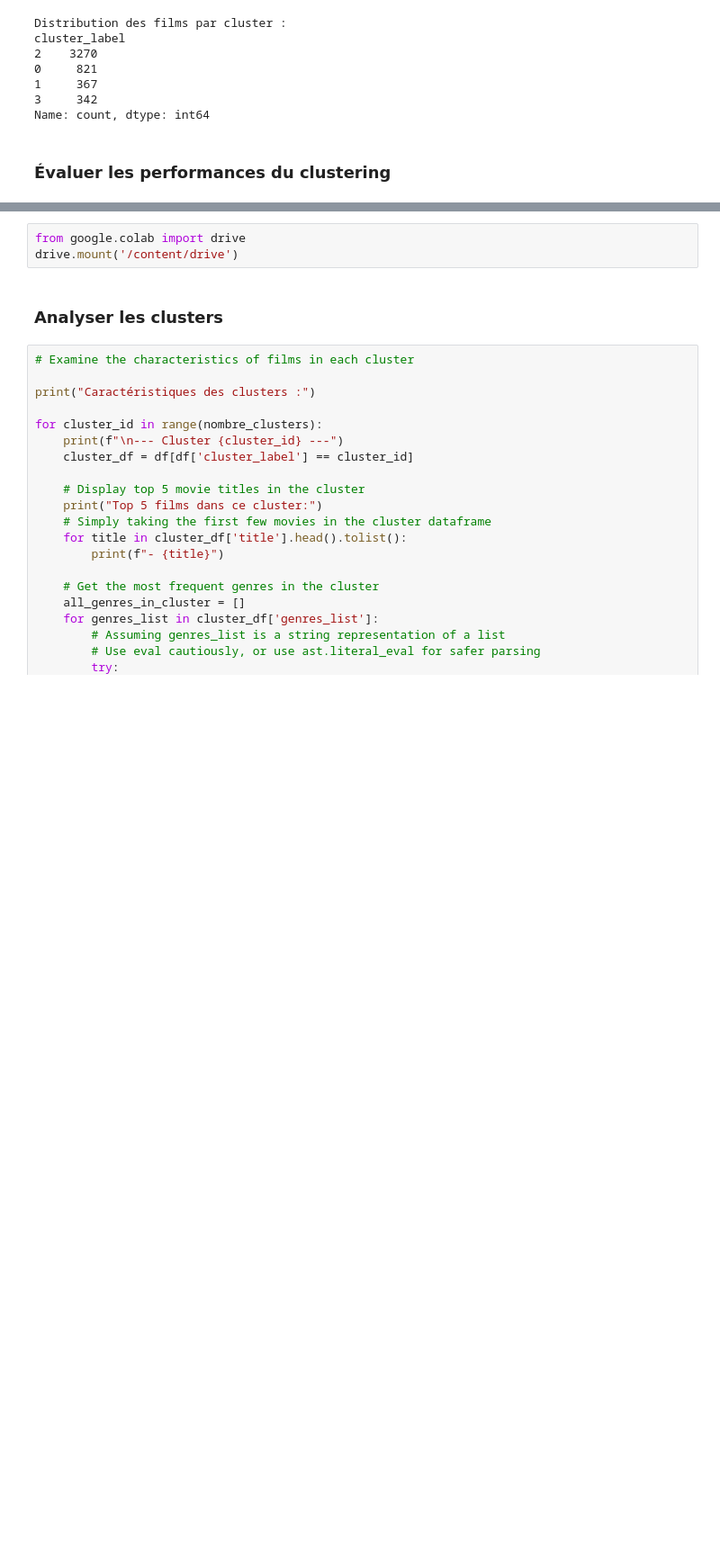
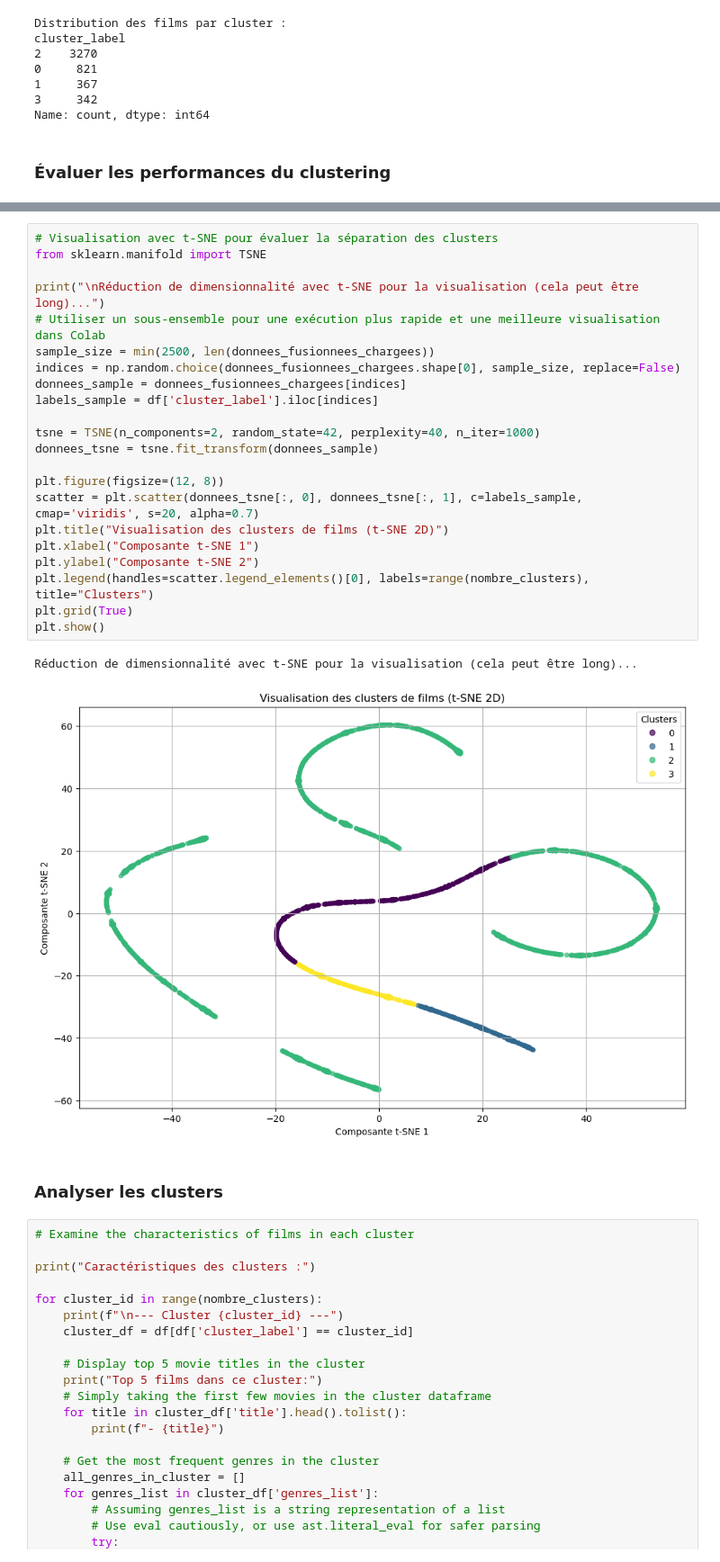
Before and after one commit to fickou/FilmClusterTMDB, a Jupyter notebook: notebooks/modelisationEntrainement.ipynb, the cells around one changed output, grey strips where cells are left out. Shown at 90% size. Drawn from its saved outputs; the diff is of its cells as text; blank space fills up the shorter version.

```diff
--- a/notebooks/modelisationEntrainement.ipynb
+++ b/notebooks/modelisationEntrainement.ipynb
@@ -110,6 +133,28 @@ else:
-# %%
-from google.colab import drive
-drive.mount('/content/drive')
+# %%
+# Visualisation avec t-SNE pour évaluer la séparation des clusters
+from sklearn.manifold import TSNE
+
+print("\nRéduction de dimensionnalité avec t-SNE pour la visualisation (cela peut être long)...")
+# Utiliser un sous-ensemble pour une exécution plus rapide et une meilleure visualisation dans Colab
+sample_size = min(2500, len(donnees_fusionnees_chargees))
+indices = np.random.choice(donnees_fusionnees_chargees.shape[0], sample_size, replace=False)
+donnees_sample = donnees_fusionnees_chargees[indices]
+labels_sample = df['cluster_label'].iloc[indices]
+
+tsne = TSNE(n_components=2, random_state=42, perplexity=40, n_iter=1000)
+donnees_tsne = tsne.fit_transform(donnees_sample)
+
+plt.figure(figsize=(12, 8))
+scatter = plt.scatter(donnees_tsne[:, 0], donnees_tsne[:, 1], c=labels_sample, cmap='viridis', s=20, alpha=0.7)
+plt.title("Visualisation des clusters de films (t-SNE 2D)")
+plt.xlabel("Composante t-SNE 1")
+plt.ylabel("Composante t-SNE 2")
+plt.legend(handles=scatter.legend_elements()[0], labels=range(nombre_clusters), title="Clusters")
+plt.grid(True)
+plt.show()
+# %% [output]
+Réduction de dimensionnalité avec t-SNE pour la visualisation (cela peut être long)...
+[figure, added]
 # %% [markdown]
 ### Analyser les clusters
 # %%
```
Also changed, not shown: parts of 5 cells of this notebook, 1 other file.
